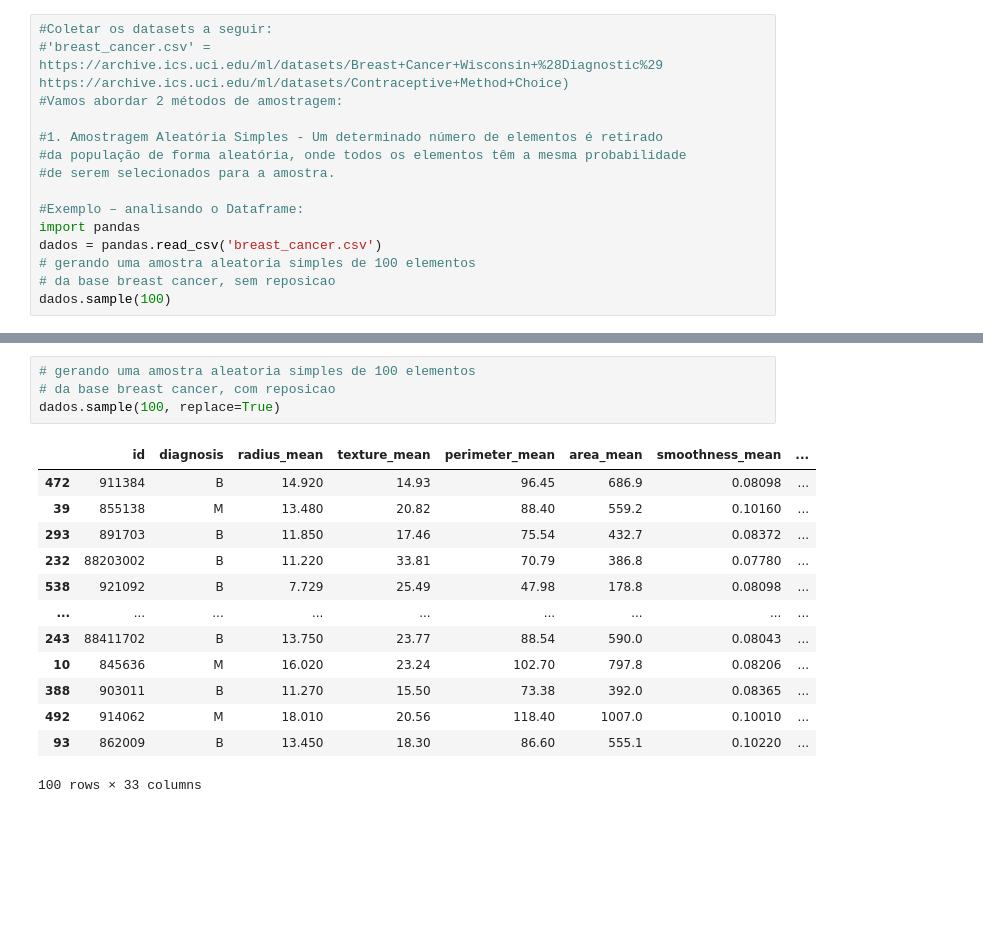
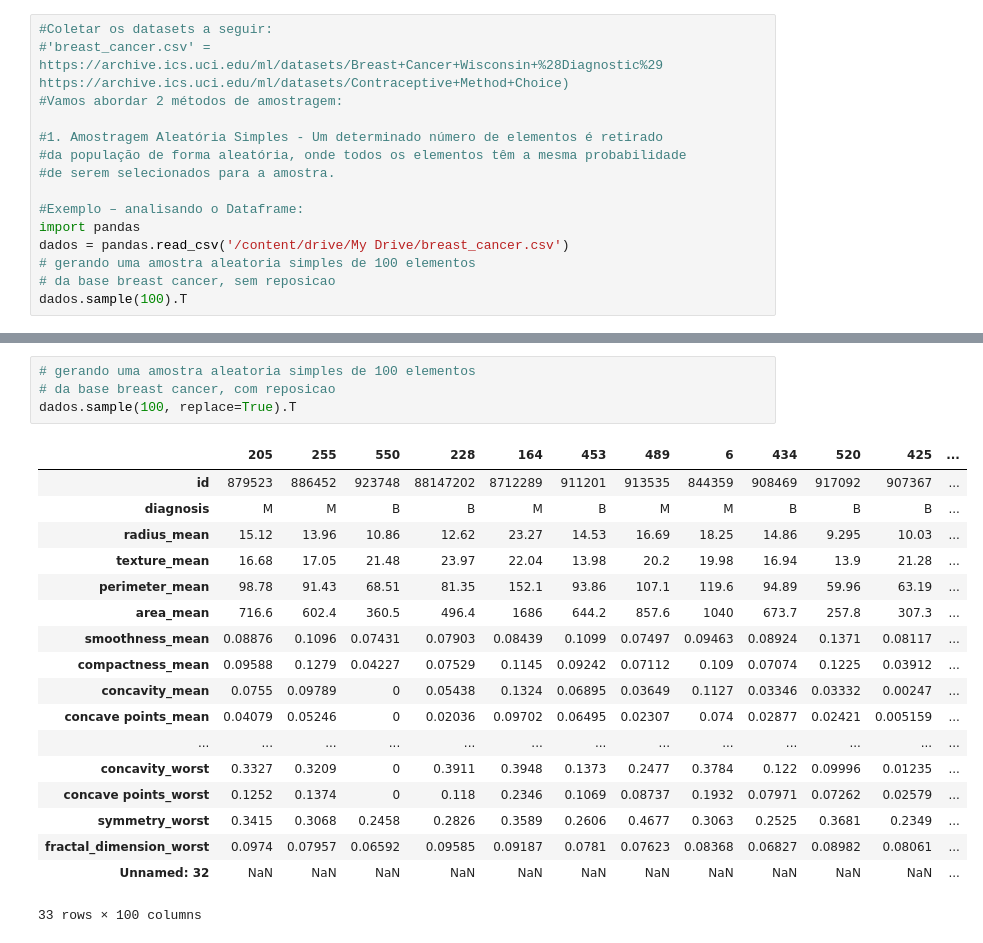
Before and after one commit to InstitutodaVinci3/Diretorio-Teste, a Jupyter notebook: Aula 4 Amostragem.ipynb, the cells around one changed output, grey strips where cells are left out. Drawn from its saved outputs; the diff is of its cells as text; blank space fills up the shorter version.

```diff
--- a/Aula 4 Amostragem.ipynb
+++ b/Aula 4 Amostragem.ipynb
@@ -24,8 +22,8 @@ Drive already mounted at /content/drive; to attempt to forcibly remount, call dr
 
 #Exemplo – analisando o Dataframe:
 import pandas
-dados = pandas.read_csv('breast_cancer.csv')
+dados = pandas.read_csv('/content/drive/My Drive/breast_cancer.csv')
 # gerando uma amostra aleatoria simples de 100 elementos
 # da base breast cancer, sem reposicao
-dados.sample(100)
+dados.sample(100).T
 # %% [output]
@@ -45,21 +48,26 @@ dados.sample(100)
 # %%
 # gerando uma amostra aleatoria simples de 100 elementos
 # da base breast cancer, com reposicao
-dados.sample(100, replace=True)
+dados.sample(100, replace=True).T
 # %% [output]
-|  | id | diagnosis | radius_mean | texture_mean | perimeter_mean | area_mean | smoothness_mean | ... |
-| 472 | 911384 | B | 14.920 | 14.93 | 96.45 | 686.9 | 0.08098 | ... |
-| 39 | 855138 | M | 13.480 | 20.82 | 88.40 | 559.2 | 0.10160 | ... |
-| 293 | 891703 | B | 11.850 | 17.46 | 75.54 | 432.7 | 0.08372 | ... |
-| 232 | 88203002 | B | 11.220 | 33.81 | 70.79 | 386.8 | 0.07780 | ... |
-| 538 | 921092 | B | 7.729 | 25.49 | 47.98 | 178.8 | 0.08098 | ... |
-| ... | ... | ... | ... | ... | ... | ... | ... | ... |
-| 243 | 88411702 | B | 13.750 | 23.77 | 88.54 | 590.0 | 0.08043 | ... |
-| 10 | 845636 | M | 16.020 | 23.24 | 102.70 | 797.8 | 0.08206 | ... |
-| 388 | 903011 | B | 11.270 | 15.50 | 73.38 | 392.0 | 0.08365 | ... |
-| 492 | 914062 | M | 18.010 | 20.56 | 118.40 | 1007.0 | 0.10010 | ... |
-| 93 | 862009 | B | 13.450 | 18.30 | 86.60 | 555.1 | 0.10220 | ... |
+|  | 205 | 255 | 550 | 228 | 164 | 453 | 489 | 6 | 434 | 520 | 425 | ... |
+| id | 879523 | 886452 | 923748 | 88147202 | 8712289 | 911201 | 913535 | 844359 | 908469 | 917092 | 907367 | ... |
+| diagnosis | M | M | B | B | M | B | M | M | B | B | B | ... |
+| radius_mean | 15.12 | 13.96 | 10.86 | 12.62 | 23.27 | 14.53 | 16.69 | 18.25 | 14.86 | 9.295 | 10.03 | ... |
+| texture_mean | 16.68 | 17.05 | 21.48 | 23.97 | 22.04 | 13.98 | 20.2 | 19.98 | 16.94 | 13.9 | 21.28 | ... |
+| perimeter_mean | 98.78 | 91.43 | 68.51 | 81.35 | 152.1 | 93.86 | 107.1 | 119.6 | 94.89 | 59.96 | 63.19 | ... |
+| area_mean | 716.6 | 602.4 | 360.5 | 496.4 | 1686 | 644.2 | 857.6 | 1040 | 673.7 | 257.8 | 307.3 | ... |
+| smoothness_mean | 0.08876 | 0.1096 | 0.07431 | 0.07903 | 0.08439 | 0.1099 | 0.07497 | 0.09463 | 0.08924 | 0.1371 | 0.08117 | ... |
+| compactness_mean | 0.09588 | 0.1279 | 0.04227 | 0.07529 | 0.1145 | 0.09242 | 0.07112 | 0.109 | 0.07074 | 0.1225 | 0.03912 | ... |
+| concavity_mean | 0.0755 | 0.09789 | 0 | 0.05438 | 0.1324 | 0.06895 | 0.03649 | 0.1127 | 0.03346 | 0.03332 | 0.00247 | ... |
+| concave points_mean | 0.04079 | 0.05246 | 0 | 0.02036 | 0.09702 | 0.06495 | 0.02307 | 0.074 | 0.02877 | 0.02421 | 0.005159 | ... |
+| ... | ... | ... | ... | ... | ... | ... | ... | ... | ... | ... | ... | ... |
+| concavity_worst | 0.3327 | 0.3209 | 0 | 0.3911 | 0.3948 | 0.1373 | 0.2477 | 0.3784 | 0.122 | 0.09996 | 0.01235 | ... |
+| concave points_worst | 0.1252 | 0.1374 | 0 | 0.118 | 0.2346 | 0.1069 | 0.08737 | 0.1932 | 0.07971 | 0.07262 | 0.02579 | ... |
+| symmetry_worst | 0.3415 | 0.3068 | 0.2458 | 0.2826 | 0.3589 | 0.2606 | 0.4677 | 0.3063 | 0.2525 | 0.3681 | 0.2349 | ... |
+| fractal_dimension_worst | 0.0974 | 0.07957 | 0.06592 | 0.09585 | 0.09187 | 0.0781 | 0.07623 | 0.08368 | 0.06827 | 0.08982 | 0.08061 | ... |
+| Unnamed: 32 | NaN | NaN | NaN | NaN | NaN | NaN | NaN | NaN | NaN | NaN | NaN | ... |
-100 rows × 33 columns
+33 rows × 100 columns
 # %%
 #2.	Amostragem Aleatória Estratificada - Essa amostragem consiste em dividir
 #toda a população em diferentes grupos ou estratos diferentes, de maneira que um
```
Also changed, not shown: parts of 6 cells of this notebook.
